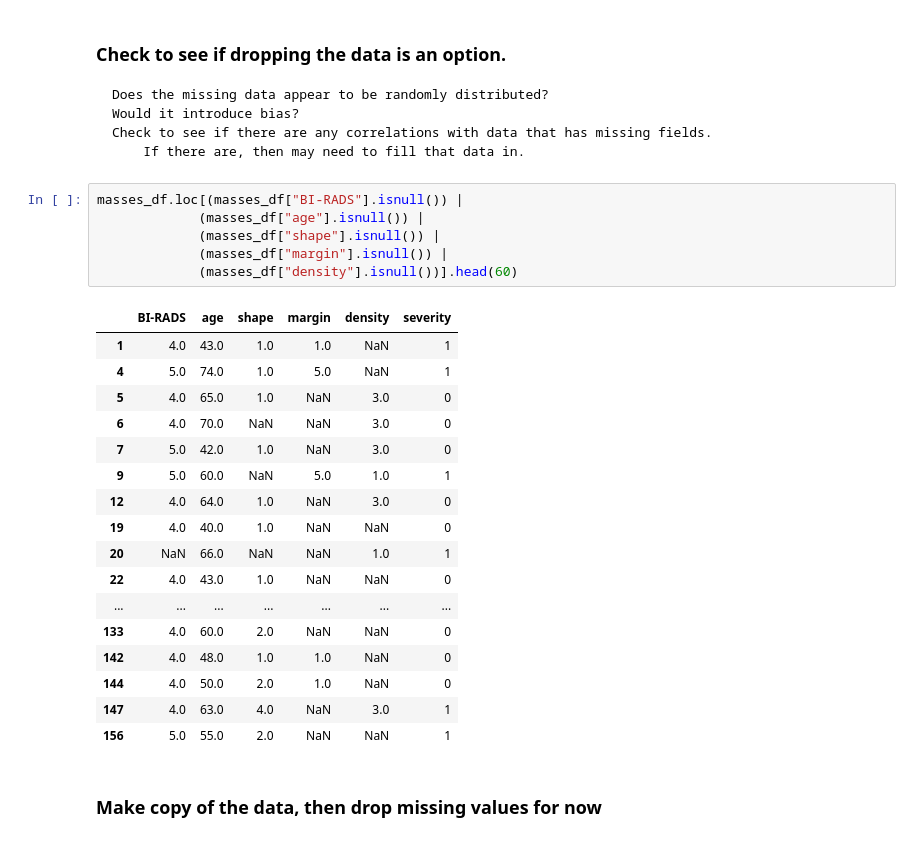
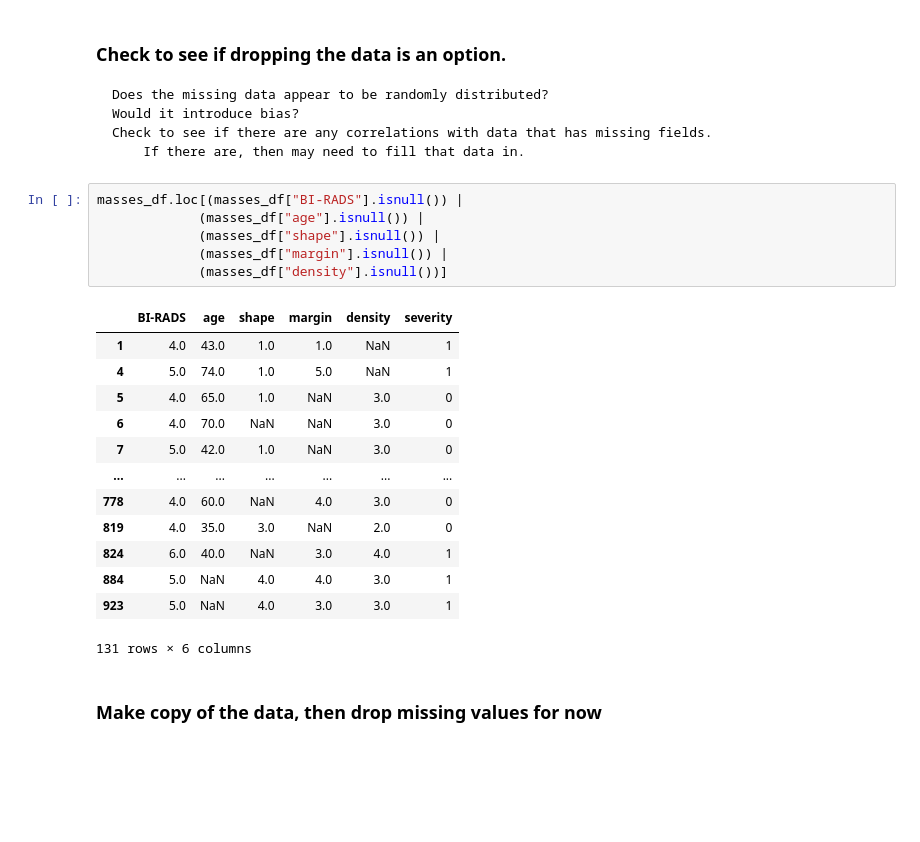
Before and after one commit to rabiaa1001/AI-ML, a Jupyter notebook: Mammogram/Mammogram_mass.ipynb, the cells around one changed output. Drawn from its saved outputs; the diff is of its cells as text; blank space fills up the shorter version.

```diff
--- a/Mammogram/Mammogram_mass.ipynb
+++ b/Mammogram/Mammogram_mass.ipynb
@@ -47,27 +67,23 @@ max     55.000000   96.000000    4.000000    5.000000    4.000000    1.000000
 # %%
 masses_df.loc[(masses_df["BI-RADS"].isnull()) |
              (masses_df["age"].isnull()) |
              (masses_df["shape"].isnull()) |
              (masses_df["margin"].isnull()) |
-             (masses_df["density"].isnull())].head(60)
+             (masses_df["density"].isnull())]
 # %% [output]
 |  | BI-RADS | age | shape | margin | density | severity |
 | 1 | 4.0 | 43.0 | 1.0 | 1.0 | NaN | 1 |
 | 4 | 5.0 | 74.0 | 1.0 | 5.0 | NaN | 1 |
 | 5 | 4.0 | 65.0 | 1.0 | NaN | 3.0 | 0 |
 | 6 | 4.0 | 70.0 | NaN | NaN | 3.0 | 0 |
 | 7 | 5.0 | 42.0 | 1.0 | NaN | 3.0 | 0 |
-| 9 | 5.0 | 60.0 | NaN | 5.0 | 1.0 | 1 |
-| 12 | 4.0 | 64.0 | 1.0 | NaN | 3.0 | 0 |
-| 19 | 4.0 | 40.0 | 1.0 | NaN | NaN | 0 |
-| 20 | NaN | 66.0 | NaN | NaN | 1.0 | 1 |
-| 22 | 4.0 | 43.0 | 1.0 | NaN | NaN | 0 |
 | ... | ... | ... | ... | ... | ... | ... |
-| 133 | 4.0 | 60.0 | 2.0 | NaN | NaN | 0 |
-| 142 | 4.0 | 48.0 | 1.0 | 1.0 | NaN | 0 |
-| 144 | 4.0 | 50.0 | 2.0 | 1.0 | NaN | 0 |
-| 147 | 4.0 | 63.0 | 4.0 | NaN | 3.0 | 1 |
-| 156 | 5.0 | 55.0 | 2.0 | NaN | NaN | 1 |
+| 778 | 4.0 | 60.0 | NaN | 4.0 | 3.0 | 0 |
+| 819 | 4.0 | 35.0 | 3.0 | NaN | 2.0 | 0 |
+| 824 | 6.0 | 40.0 | NaN | 3.0 | 4.0 | 1 |
+| 884 | 5.0 | NaN | 4.0 | 4.0 | 3.0 | 1 |
+| 923 | 5.0 | NaN | 4.0 | 3.0 | 3.0 | 1 |
+131 rows × 6 columns
 # %% [markdown]
 ### Make copy of the data, then drop missing values for now
 # %%
```
Also changed, not shown: parts of 4 cells of this notebook.
